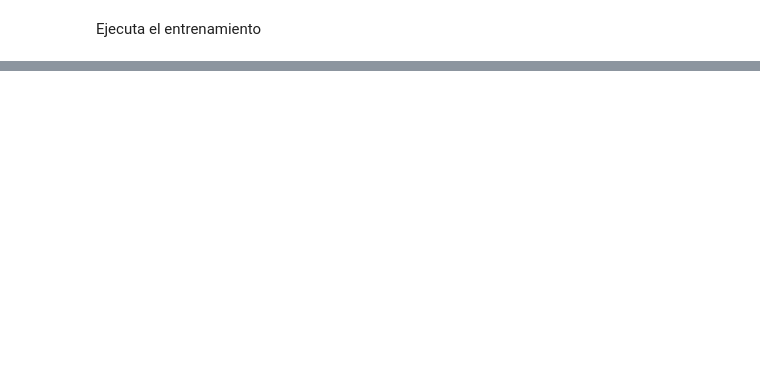
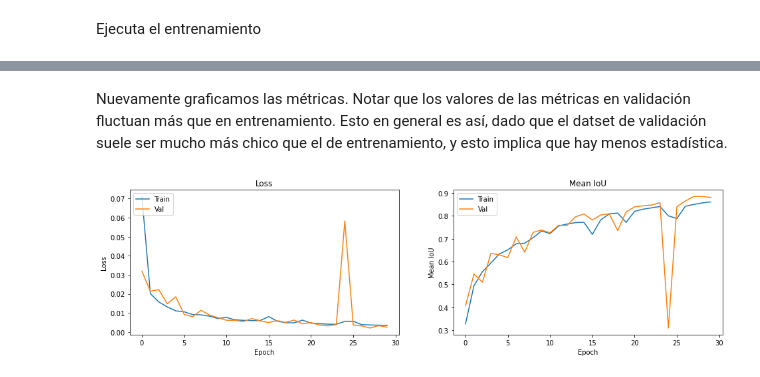
Before and after one commit to dymaxionlabs/meduy-eas, a Jupyter notebook: 2_EAS_Entrenamiento.ipynb, the cells around one changed output, grey strips where cells are left out. Drawn from its saved outputs; the diff is of its cells as text; code cells hidden in the pictures; blank space fills up the shorter version.

```diff
--- a/2_EAS_Entrenamiento.ipynb
+++ b/2_EAS_Entrenamiento.ipynb
@@ -333,0 +394,15 @@ train(config)
+# %%
+# Modelo 2: Nacional
+config = TrainConfig(width=160,
+                     height=160,
+                     n_channels=3,
+                     n_classes=1,
+                     apply_image_augmentation=True,
+                     epochs=30,
+                     batch_size=64,
+                     steps_per_epoch=300,
+                     early_stopping_patience=5,
+                     validation_split=0.05,
+                     images_path=os.path.join(DATA_DIR, 'national', '160_40'),
+                     model_path=os.path.join(DATA_DIR, 'weights', 'paneles_m2b_v3.h5'),
+                     evaluate=False)
@@ -333,0 +417,2 @@ train(config)
+# %%
+res = train(config)
@@ -333,0 +437,26 @@ train(config)
+# %% [markdown]
+Nuevamente graficamos las métricas. Notar que los valores de las métricas en validación fluctuan más que en entrenamiento. Esto en general es así, dado que el datset de validación suele ser mucho más chico que el de entrenamiento, y esto implica que hay menos estadística.
+# %%
+import matplotlib.pyplot as plt
+
+plt.figure(figsize=(16,4))
+
+plt.subplot(121)
+plt.plot(res.history['loss'])
+plt.plot(res.history['val_loss'])
+plt.title('Loss')
+plt.ylabel('Loss')
+plt.xlabel('Epoch')
+plt.legend(['Train', 'Val'], loc='upper left')
+
+plt.subplot(122)
+plt.plot(res.history['mean_iou'])
+plt.plot(res.history['val_mean_iou'])
+plt.title('Mean IoU')
+plt.ylabel('Mean IoU')
+plt.xlabel('Epoch')
+plt.legend(['Train', 'Val'], loc='upper left')
+
+plt.show()
+# %% [output]
+[figure, added]
```
Also changed, not shown: parts of 15 cells of this notebook, 1 other file.
